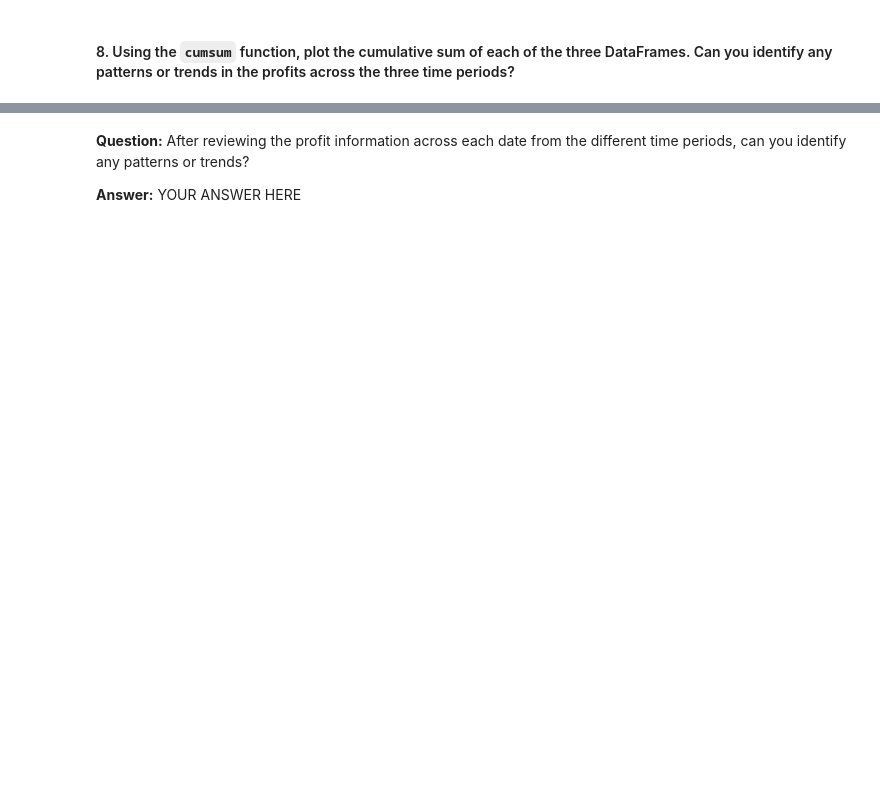
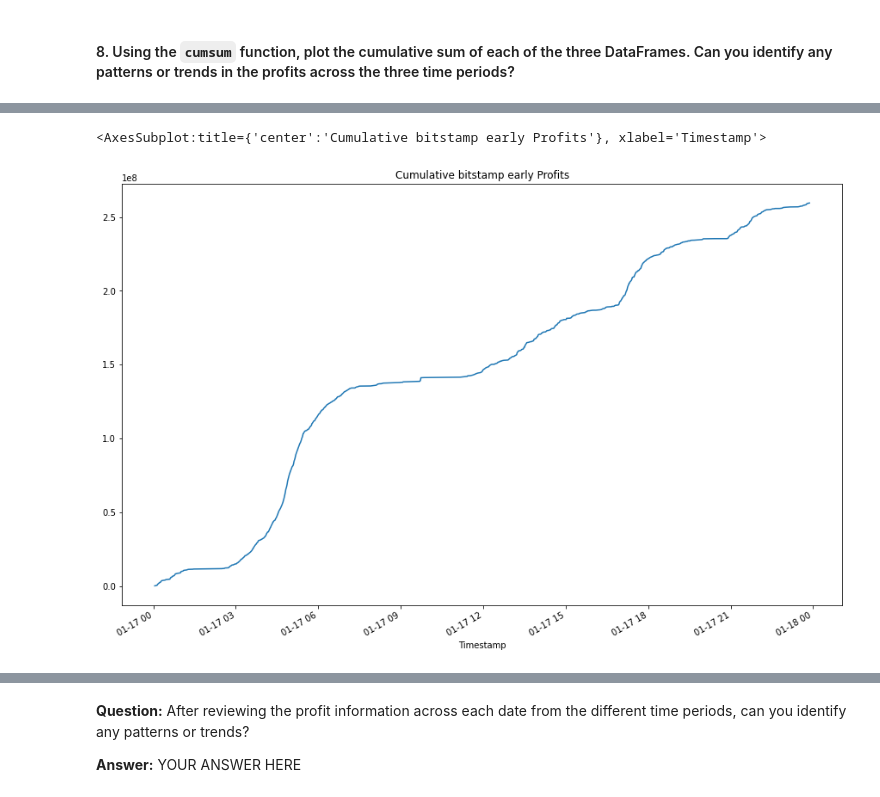
Before and after one commit to EGeorge2021r/Challenge3Repo, a Jupyter notebook: Starter_Code/crypto_arbitrage.ipynb, the cells around one changed output, grey strips where cells are left out. Drawn from its saved outputs; the diff is of its cells as text; code cells hidden in the pictures; blank space fills up the shorter version.

```diff
--- a/Starter_Code/crypto_arbitrage.ipynb
+++ b/Starter_Code/crypto_arbitrage.ipynb
@@ -945,4 +957,4 @@ profit_sum
 #### 8. Using the `cumsum` function, plot the cumulative sum of each of the three DataFrames. Can you identify any patterns or trends in the profits across the three time periods?
 # %%
 # Use the cumsum function to calculate the cumulative profits over time for the early profit per trade DataFrame
-cumulative_profit_early = # YOUR CODE HERE
+cumulative_profit_early = profit_per_trade_early.cumsum()
@@ -951,3 +961,6 @@ SyntaxError: invalid syntax (<ipython-input-65-b5d43a90cd8b>, line 2)
 # %%
 # Plot the cumulative sum of profits for the early profit per trade DataFrame
-# YOUR CODE HERE
+cumulative_profit_early.plot(figsize=(15, 10), title="Cumulative bitstamp early Profits")
+# %% [output]
+<AxesSubplot:title={'center':'Cumulative bitstamp early Profits'}, xlabel='Timestamp'>
+[figure, added]
```
Also changed, not shown: parts of 9 cells of this notebook.
